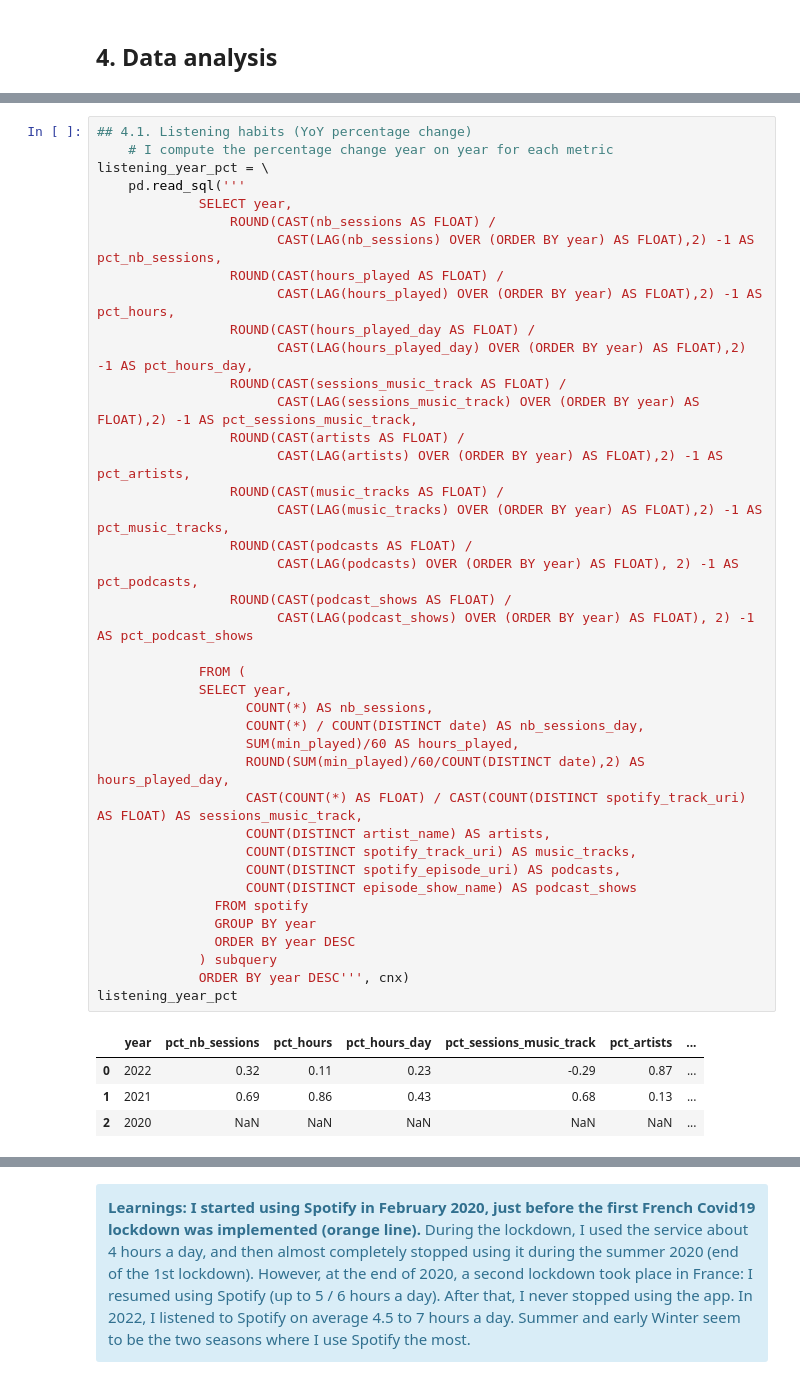
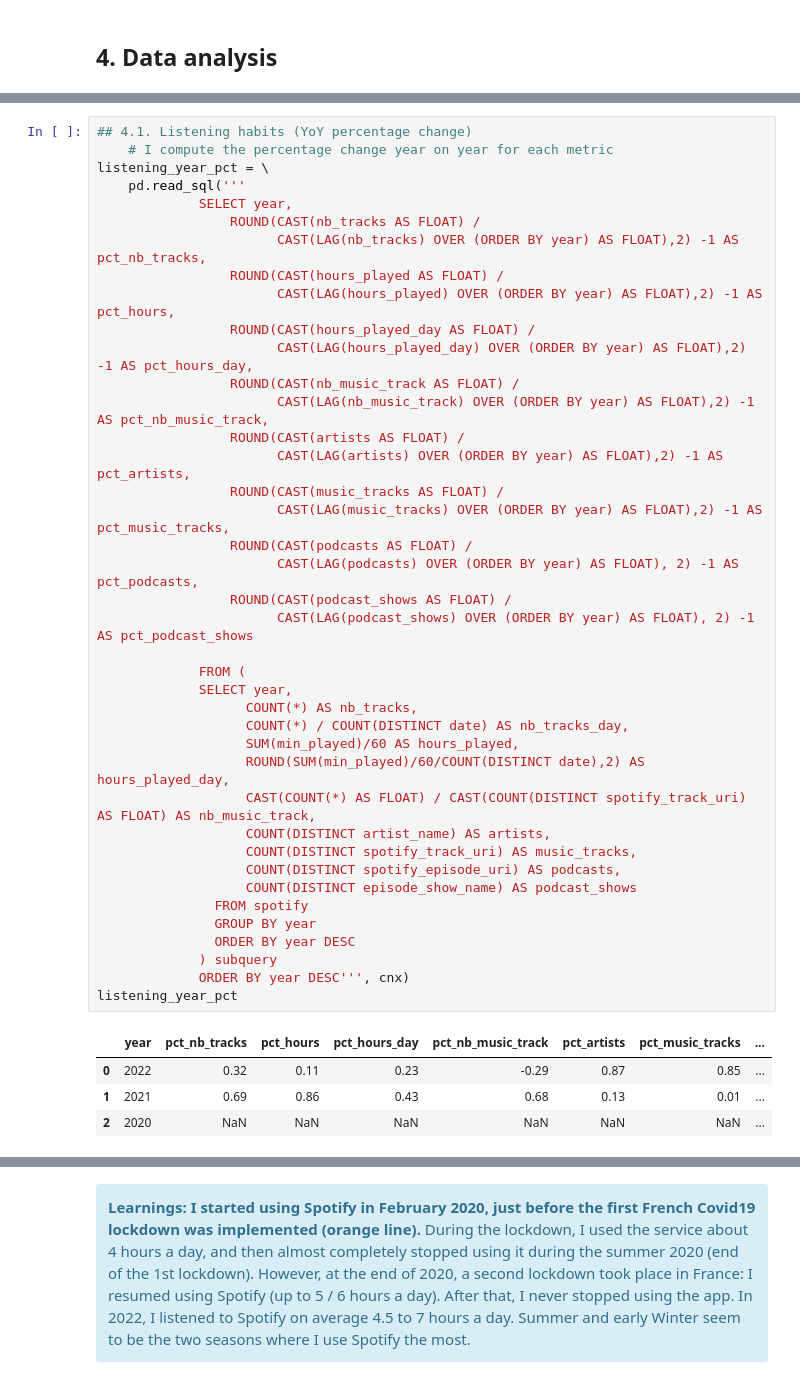
Before and after one commit to MargotMarchais/Spotify_wrapped, a Jupyter notebook: Spotify_analysis.ipynb, the cells around one changed output, grey strips where cells are left out. Drawn from its saved outputs; the diff is of its cells as text.

```diff
--- a/Spotify_analysis.ipynb
+++ b/Spotify_analysis.ipynb
@@ -203,44 +211,44 @@ listening_year
 listening_year_pct = \
     pd.read_sql('''
              SELECT year,
-                 ROUND(CAST(nb_sessions AS FLOAT) /
-                       CAST(LAG(nb_sessions) OVER (ORDER BY year) AS FLOAT),2) -1 AS pct_nb_sessions,
+                 ROUND(CAST(nb_tracks AS FLOAT) /
+                       CAST(LAG(nb_tracks) OVER (ORDER BY year) AS FLOAT),2) -1 AS pct_nb_tracks,
                  ROUND(CAST(hours_played AS FLOAT) /
                        CAST(LAG(hours_played) OVER (ORDER BY year) AS FLOAT),2) -1 AS pct_hours,
                  ROUND(CAST(hours_played_day AS FLOAT) /
                        CAST(LAG(hours_played_day) OVER (ORDER BY year) AS FLOAT),2) -1 AS pct_hours_day,
-                 ROUND(CAST(sessions_music_track AS FLOAT) /
-                       CAST(LAG(sessions_music_track) OVER (ORDER BY year) AS FLOAT),2) -1 AS pct_sessions_music_track,
+                 ROUND(CAST(nb_music_track AS FLOAT) /
+                       CAST(LAG(nb_music_track) OVER (ORDER BY year) AS FLOAT),2) -1 AS pct_nb_music_track,
                  ROUND(CAST(artists AS FLOAT) /
                        CAST(LAG(artists) OVER (ORDER BY year) AS FLOAT),2) -1 AS pct_artists,
                  ROUND(CAST(music_tracks AS FLOAT) /
                        CAST(LAG(music_tracks) OVER (ORDER BY year) AS FLOAT),2) -1 AS pct_music_tracks,
                  ROUND(CAST(podcasts AS FLOAT) /
                        CAST(LAG(podcasts) OVER (ORDER BY year) AS FLOAT), 2) -1 AS pct_podcasts,
                  ROUND(CAST(podcast_shows AS FLOAT) /
                        CAST(LAG(podcast_shows) OVER (ORDER BY year) AS FLOAT), 2) -1 AS pct_podcast_shows
 
              FROM (
              SELECT year,
-                   COUNT(*) AS nb_sessions,
-                   COUNT(*) / COUNT(DISTINCT date) AS nb_sessions_day,
+                   COUNT(*) AS nb_tracks,
+                   COUNT(*) / COUNT(DISTINCT date) AS nb_tracks_day,
                    SUM(min_played)/60 AS hours_played,
                    ROUND(SUM(min_played)/60/COUNT(DISTINCT date),2) AS hours_played_day,
-                   CAST(COUNT(*) AS FLOAT) / CAST(COUNT(DISTINCT spotify_track_uri) AS FLOAT) AS sessions_music_track,
+                   CAST(COUNT(*) AS FLOAT) / CAST(COUNT(DISTINCT spotify_track_uri) AS FLOAT) AS nb_music_track,
                    COUNT(DISTINCT artist_name) AS artists,
                    COUNT(DISTINCT spotify_track_uri) AS music_tracks,
                    COUNT(DISTINCT spotify_episode_uri) AS podcasts,
                    COUNT(DISTINCT episode_show_name) AS podcast_shows
                FROM spotify
                GROUP BY year
                ORDER BY year DESC
              ) subquery
              ORDER BY year DESC''', cnx)
 listening_year_pct
 # %% [output]
-|  | year | pct_nb_sessions | pct_hours | pct_hours_day | pct_sessions_music_track | pct_artists | ... |
-| 0 | 2022 | 0.32 | 0.11 | 0.23 | -0.29 | 0.87 | ... |
-| 1 | 2021 | 0.69 | 0.86 | 0.43 | 0.68 | 0.13 | ... |
-| 2 | 2020 | NaN | NaN | NaN | NaN | NaN | ... |
+|  | year | pct_nb_tracks | pct_hours | pct_hours_day | pct_nb_music_track | pct_artists | pct_music_tracks | ... |
+| 0 | 2022 | 0.32 | 0.11 | 0.23 | -0.29 | 0.87 | 0.85 | ... |
+| 1 | 2021 | 0.69 | 0.86 | 0.43 | 0.68 | 0.13 | 0.01 | ... |
+| 2 | 2020 | NaN | NaN | NaN | NaN | NaN | NaN | ... |
 # %% [markdown]
 <div class="alert alert-block alert-info">
```
Also changed, not shown: parts of 33 cells of this notebook.
